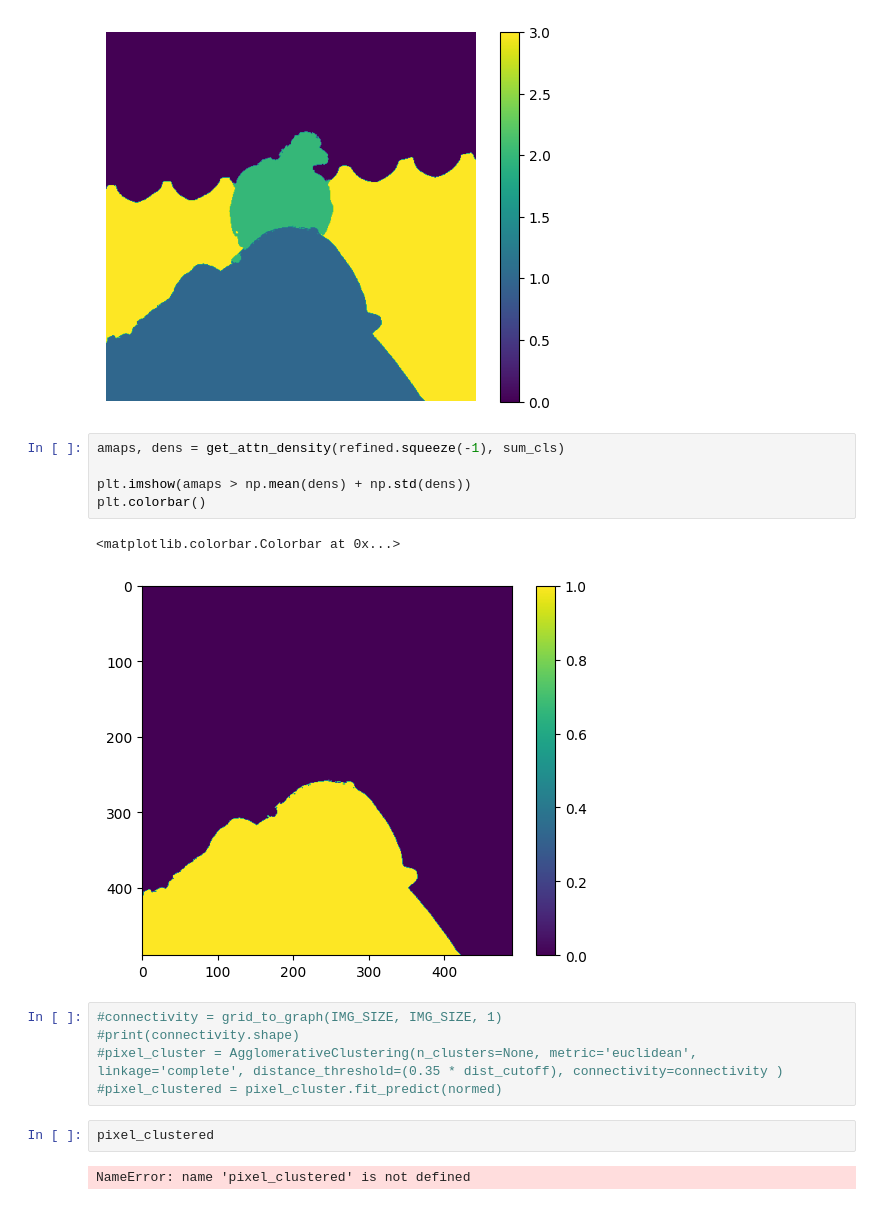
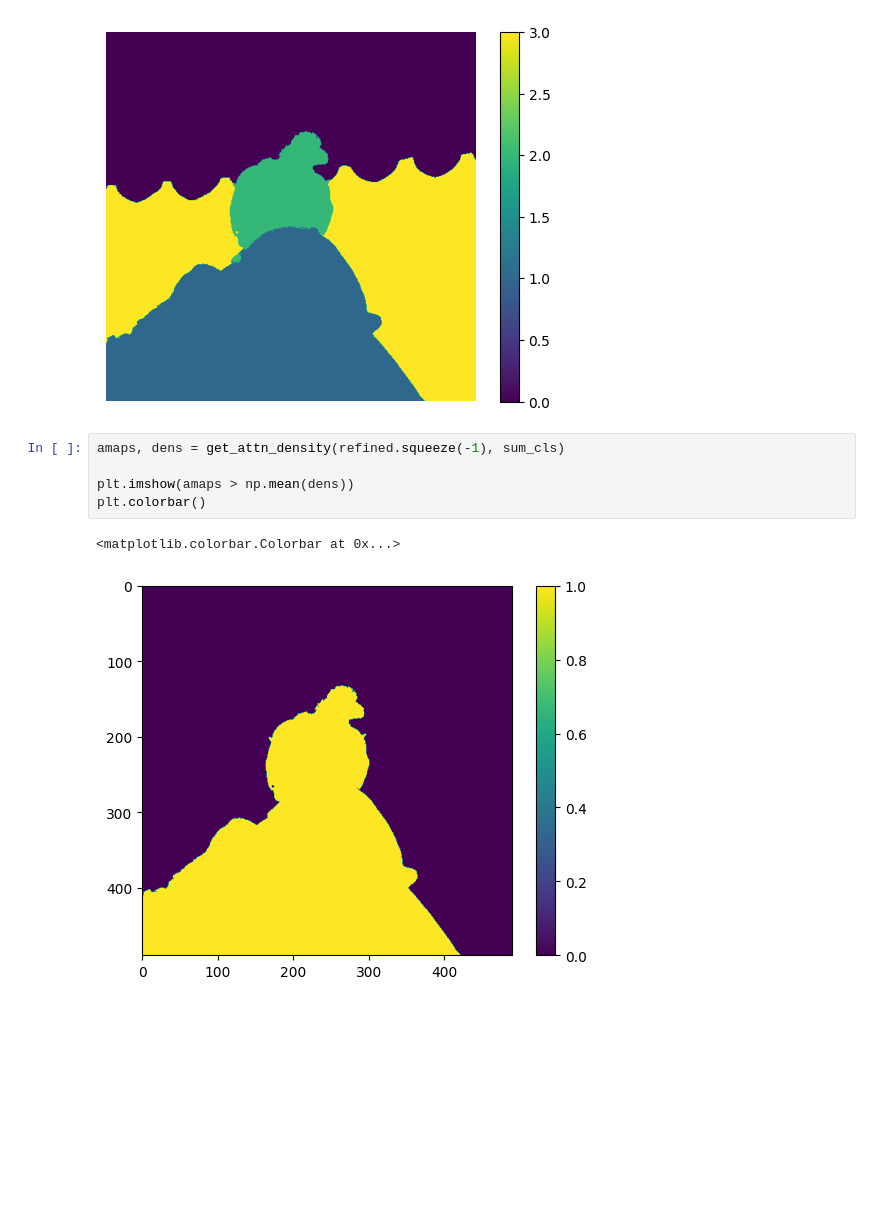
Before and after one commit to tldr-group/HR-Dv2, a Jupyter notebook: notebooks/clustering.ipynb, the cells around one changed output. Saved outputs shown, nothing was run; the diff lists cells and outputs as text; blank space fills up the shorter version.

```diff
--- a/notebooks/clustering.ipynb
+++ b/notebooks/clustering.ipynb
@@ -420,17 +421,8 @@ plt.colorbar()
 # %%
 amaps, dens = get_attn_density(refined.squeeze(-1), sum_cls)
 
-plt.imshow(amaps > np.mean(dens) + np.std(dens))
+plt.imshow(amaps > np.mean(dens))
 plt.colorbar()
 # %% [output]
 <matplotlib.colorbar.Colorbar at 0x...>
-[figure, old version]
+[figure, new version]
-# %%
-#connectivity = grid_to_graph(IMG_SIZE, IMG_SIZE, 1)
-#print(connectivity.shape)
-#pixel_cluster = AgglomerativeClustering(n_clusters=None, metric='euclidean', linkage='complete', distance_threshold=(0.35 * dist_cutoff), connectivity=connectivity )
-#pixel_clustered = pixel_cluster.fit_predict(normed)
-# %%
-pixel_clustered
-# %% [output]
-NameError: name 'pixel_clustered' is not defined
```
Also changed, not shown: parts of 4 cells of this notebook, 3 other files.
